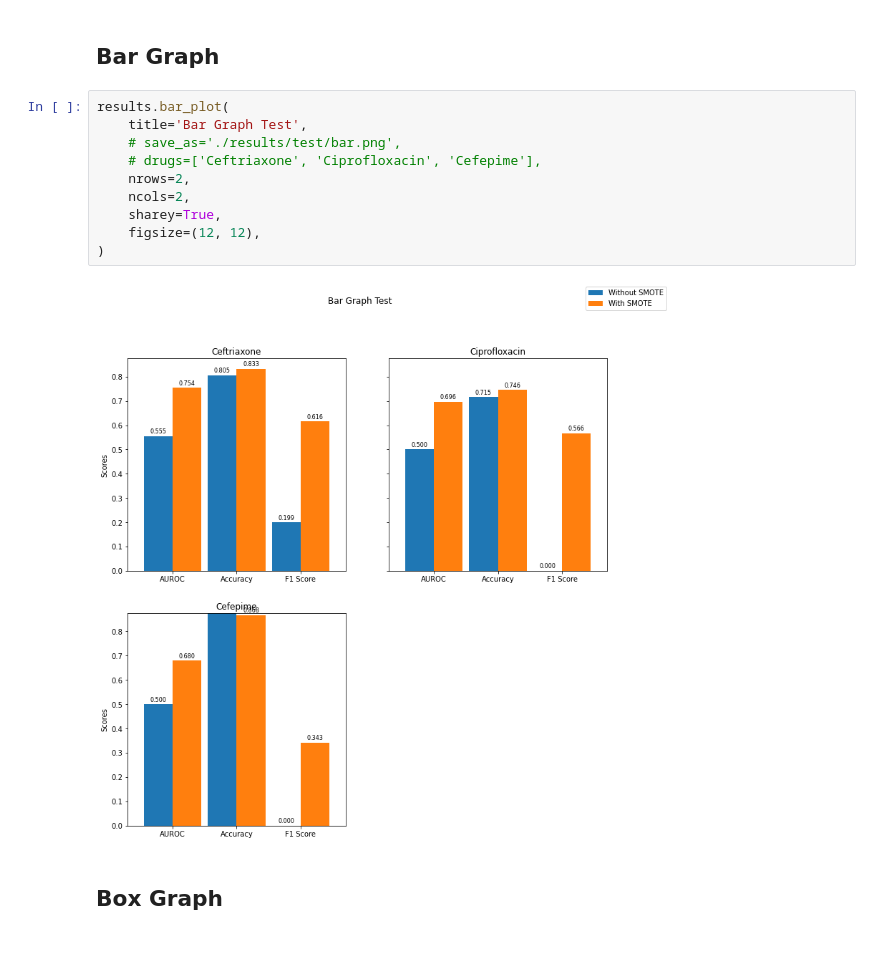
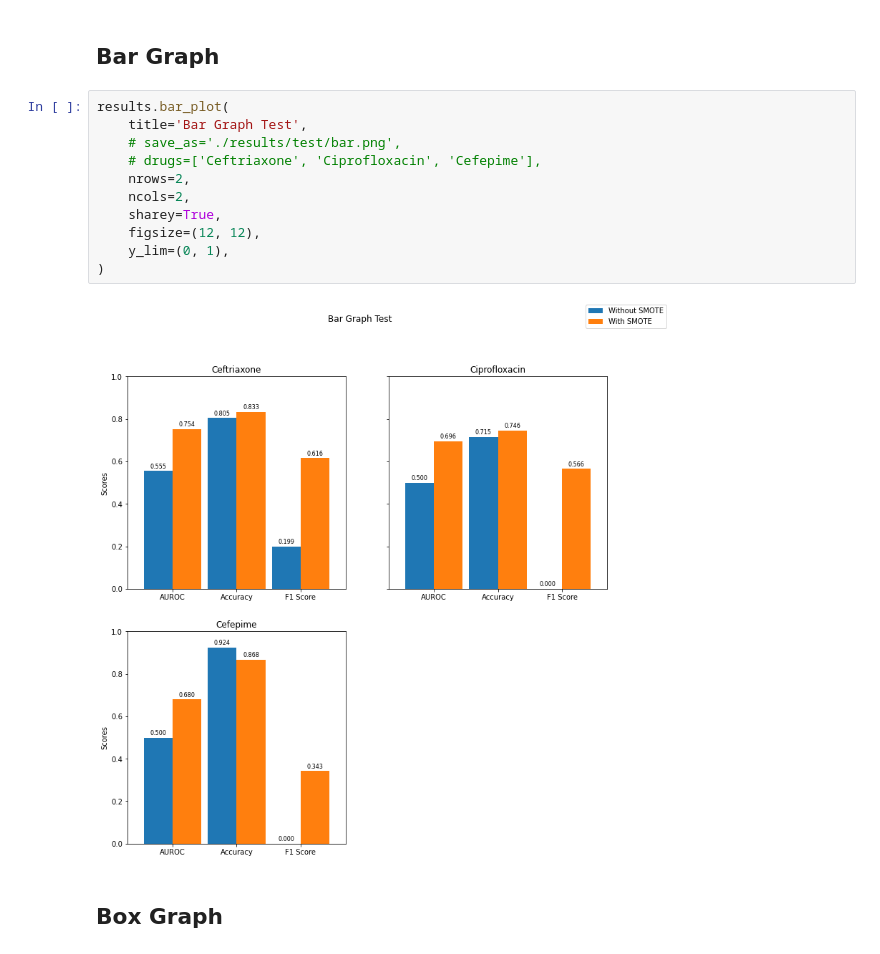
Before and after one commit to seibikobara/CS534FinalMSpathogens, a Jupyter notebook: trainer_test.ipynb, the cells around one changed output. Drawn from its saved outputs; the diff is of its cells as text.

```diff
--- a/trainer_test.ipynb
+++ b/trainer_test.ipynb
@@ -80,15 +80,16 @@ results = trainer.collect_results()
 # %%
 results.bar_plot(
     title='Bar Graph Test',
     # save_as='./results/test/bar.png',
     # drugs=['Ceftriaxone', 'Ciprofloxacin', 'Cefepime'],
     nrows=2,
     ncols=2,
     sharey=True,
     figsize=(12, 12),
+    y_lim=(0, 1),
 )
 # %% [output]
-[figure, old version]
+[figure, new version]
 # %% [markdown]
 ## Box Graph
 # %%
```
Also changed, not shown: parts of 1 cell of this notebook.
